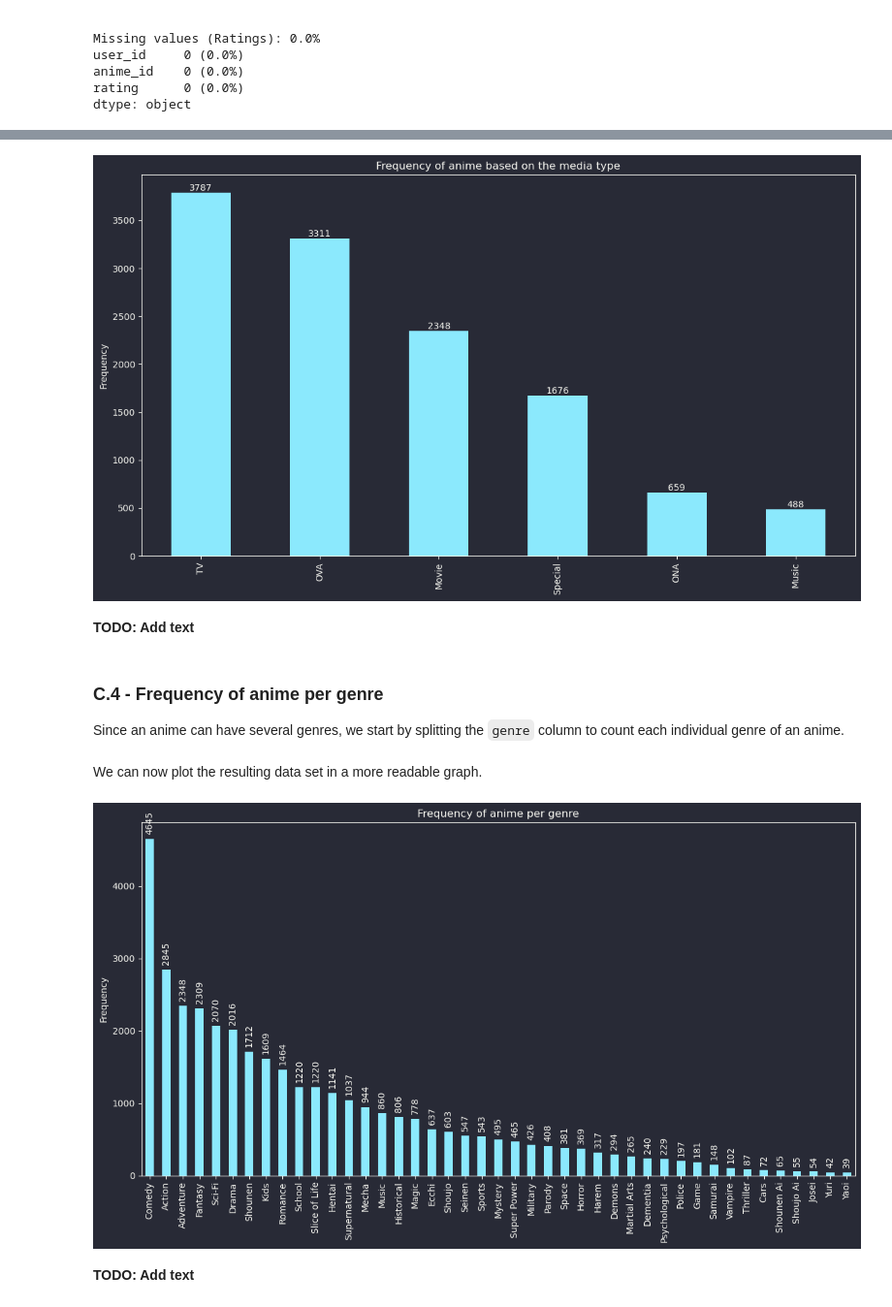
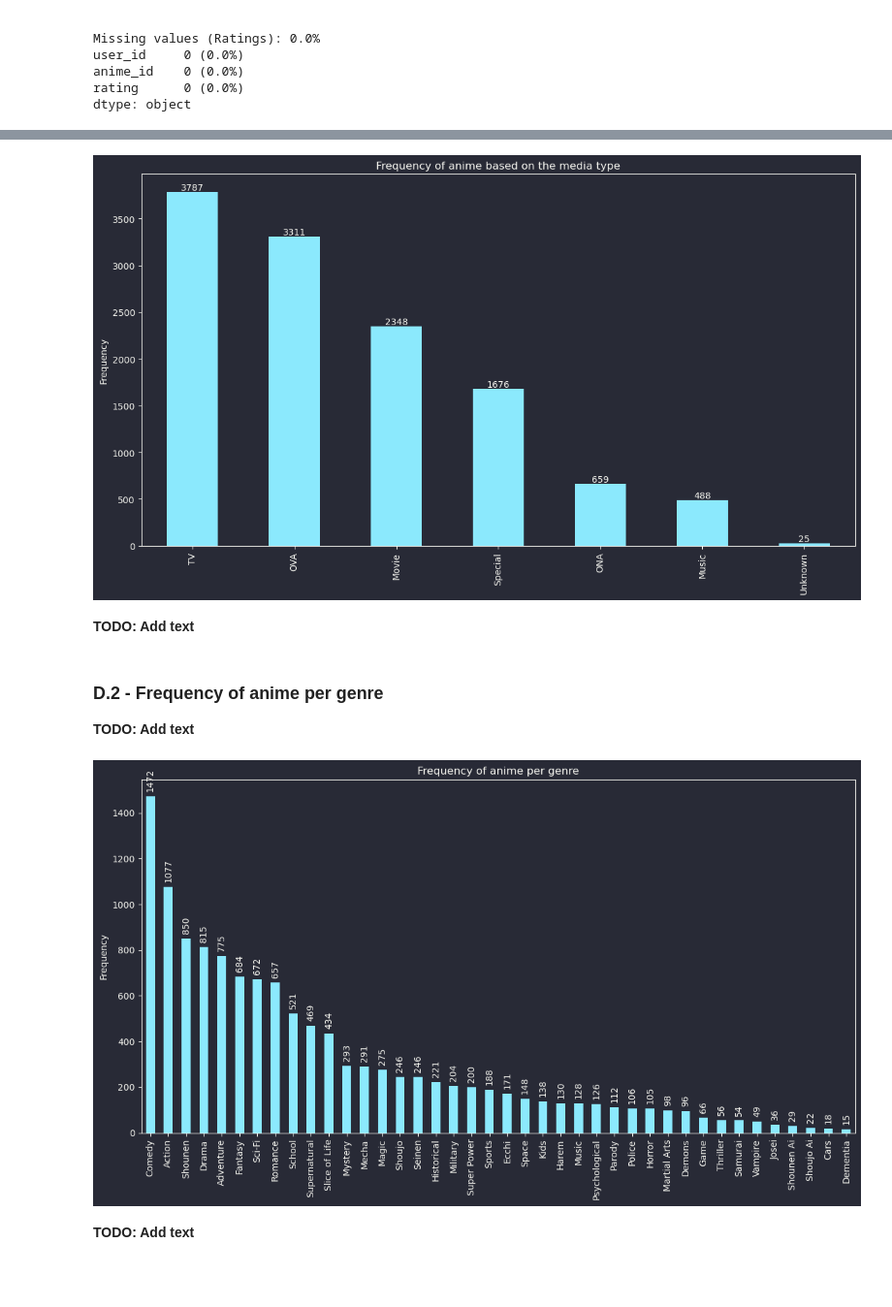
Before and after one commit to EmpireDemocratiqueDuPoulpe/Cours-IA, a Jupyter notebook: 5MLRE/Project/notebooks/en/1-Data_analysis.ipynb, the cells around one changed output, grey strips where cells are left out. Shown: that part at 97% size. Saved outputs shown, nothing was run; the diff lists cells and outputs as text; code cells hidden in the pictures; blank space fills up the shorter version.

```diff
--- a/5MLRE/Project/notebooks/en/1-Data_analysis.ipynb
+++ b/5MLRE/Project/notebooks/en/1-Data_analysis.ipynb
@@ -194 +272,4 @@ The `anime` dataset seems to have no duplicated rows, but the `ratings` dataset
+# %%
+data_anime = pandas.read_csv(DATA_FOLDER / "anime_post-processing.csv")
+data_ratings = pandas.read_csv(DATA_FOLDER / "rating_post-processing.csv")
 # %% [markdown]
@@ -202,9 +286,6 @@ ax.bar_label(ax.containers[0], label_type="edge")
 pyplot.tight_layout()
 pyplot.show()
 # %% [output]
-[figure, old version]
+[figure, new version]
 # %% [markdown]
 **TODO: Add text**
-# %% [markdown]
-### C.4 - Frequency of anime per genre
-Since an anime can have several genres, we start by splitting the `genre` column to count each individual genre of an anime.
@@ -213,14 +292,15 @@ genres_count = data_anime["genre"].str.split(", ").explode("genre").value_counts
-# %% [markdown]
-We can now plot the resulting data set in a more readable graph.
+# %% [markdown]
+### D.2 - Frequency of anime per genre
+**TODO: Add text**
 # %%
-ax = genres_count.plot(kind="bar", figsize=FIG_SIZE)
+ax = data_anime["genre_split"].value_counts().plot(kind="bar", figsize=FIG_SIZE)
 pyplot.title("Frequency of anime per genre")
 pyplot.ylabel("Frequency")
 ax.bar_label(ax.containers[0], label_type="edge", rotation="vertical", padding=5)
 pyplot.tight_layout()
 pyplot.show()
 # %% [output]
-[figure, old version]
+[figure, new version]
 # %% [markdown]
 **TODO: Add text**
 # %% [markdown]
```
Also changed, not shown: parts of 52 cells of this notebook.
